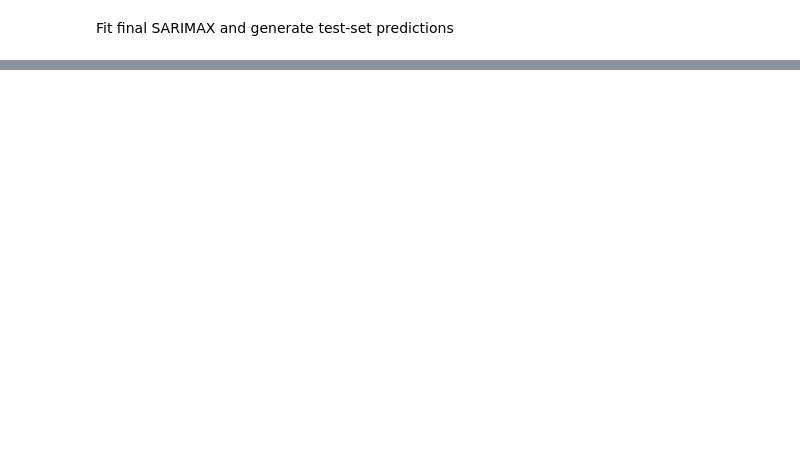
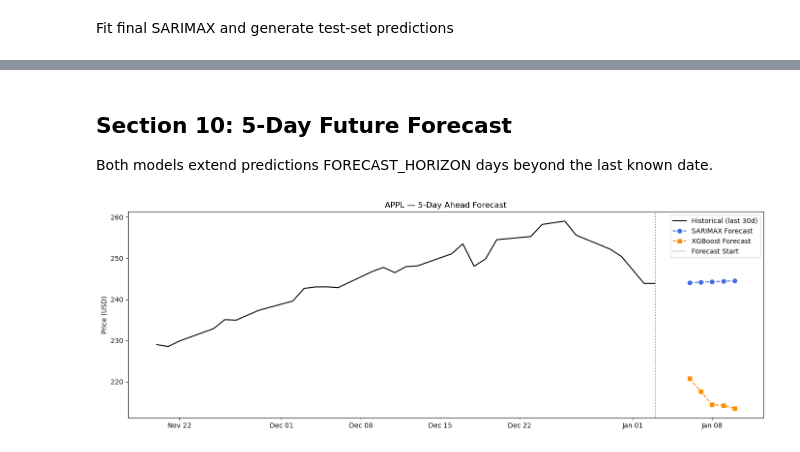
Before and after one commit to ianliu1119/Time-Series-Analysis, a Jupyter notebook: stock_forecasting.ipynb, the cells around one changed output, grey strips where cells are left out. Cells and saved outputs as stored; diff of their text form; code cells hidden in the pictures; blank space fills up the shorter version.

```diff
--- a/stock_forecasting.ipynb
+++ b/stock_forecasting.ipynb
@@ -290,0 +450,49 @@ Warnings:
+# %% [markdown]
+## Section 10: 5-Day Future Forecast
+Both models extend predictions FORECAST_HORIZON days beyond the last known date.
+# %%
+# --- SARIMAX future forecast ---
+sarimax_full = SARIMAX(df["Close"],
+                       order=sarimax_order,
+                       seasonal_order=sarimax_seasonal,
+                       enforce_stationarity=False,
+                       enforce_invertibility=False).fit(disp=False)
+
+future_dates = pd.bdate_range(start=df.index[-1] + pd.Timedelta(days=1),
+                               periods=FORECAST_HORIZON)
+sarimax_future = sarimax_full.forecast(steps=FORECAST_HORIZON)
+sarimax_future.index = future_dates
+# %%
+# --- XGBoost future forecast (recursive one-step-ahead) ---
+last_window = scaled_series.iloc[-N_LAGS:].values.tolist()
+xgb_future_scaled = []
+
+for _ in range(FORECAST_HORIZON):
+    x_input = np.array(last_window[-N_LAGS:][::-1]).reshape(1, -1)
+    next_val = xgb_model.predict(x_input)[0]
+    xgb_future_scaled.append(next_val)
+    last_window.append(next_val)
+
+xgb_future = scaler.inverse_transform(
+    np.array(xgb_future_scaled).reshape(-1, 1)
+).flatten()
+xgb_future_series = pd.Series(xgb_future, index=future_dates)
+# %%
+# Plot 5-day forecast
+fig, ax = plt.subplots(figsize=(14, 5))
+history_window = df["Close"].iloc[-30:]
+ax.plot(history_window, label="Historical (last 30d)", color="black", linewidth=1.5)
+ax.plot(sarimax_future, marker="o", label="SARIMAX Forecast", color="royalblue",
+        linestyle="--", linewidth=1.5)
+ax.plot(xgb_future_series, marker="s", label="XGBoost Forecast", color="darkorange",
+        linestyle="--", linewidth=1.5)
+ax.axvline(df.index[-1], color="gray", linestyle=":", label="Forecast Start")
+ax.set_title(f"APPL — {FORECAST_HORIZON}-Day Ahead Forecast")
+ax.set_ylabel("Price (USD)")
+ax.legend()
+ax.xaxis.set_major_formatter(mdates.DateFormatter("%b %d"))
+plt.tight_layout()
+plt.savefig("future_forecast.png", dpi=150)
+plt.show()
+# %% [output]
+[figure, added]
```
Also changed, not shown: parts of 11 cells of this notebook, 2 other files.
